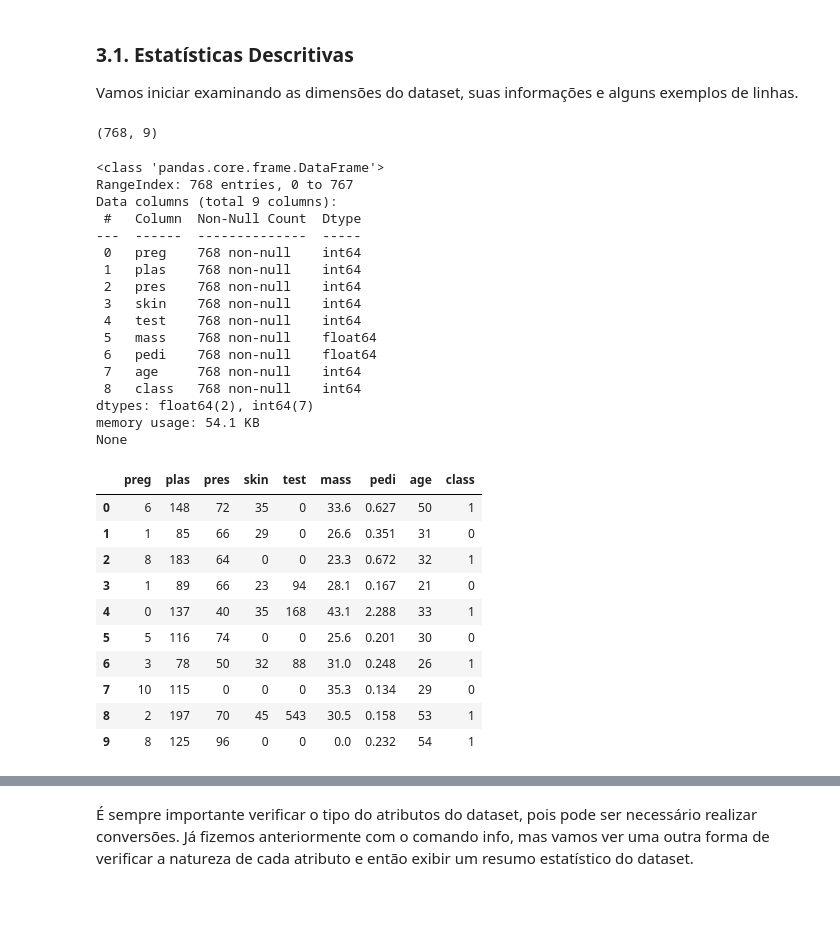
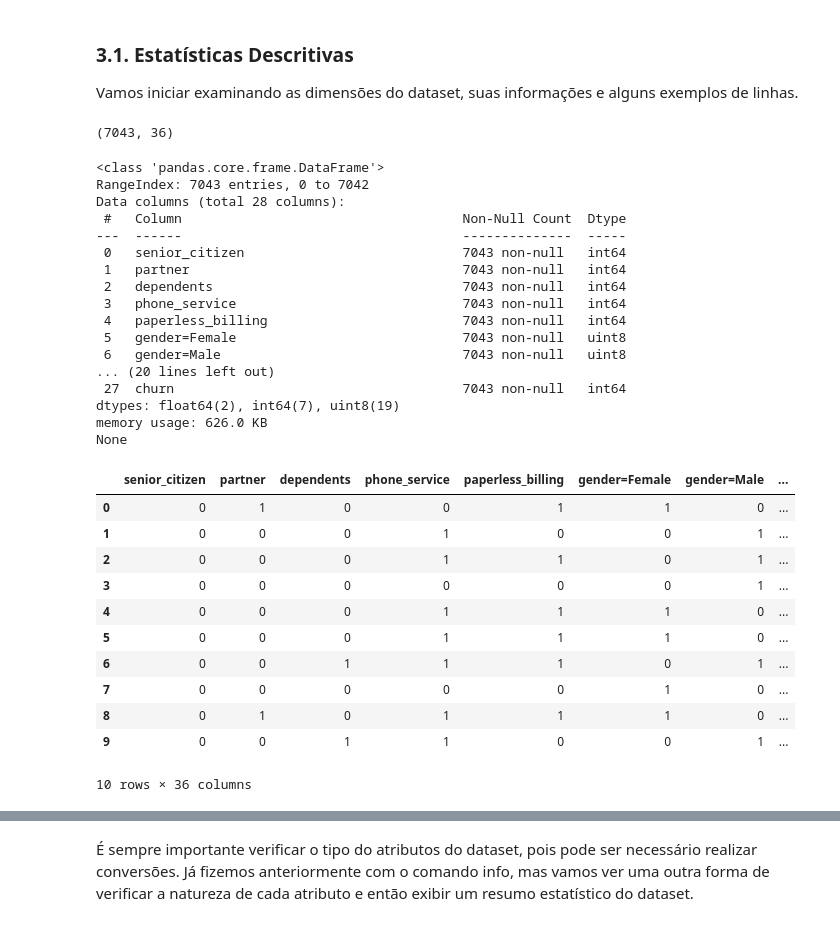
Before and after one commit to itaborai83/ecd221-ML-trabalho, a Jupyter notebook: ML_7_Projeto_completo_de_Classificação_Binária_Telco_Churn.ipynb, the cells around one changed output, grey strips where cells are left out. Drawn from its saved outputs; the diff is of its cells as text; code cells hidden in the pictures.

```diff
--- a/ML_7_Projeto_completo_de_Classificação_Binária_Telco_Churn.ipynb
+++ b/ML_7_Projeto_completo_de_Classificação_Binária_Telco_Churn.ipynb
@@ -61,0 +73,12 @@ warnings.filterwarnings("ignore")
+# %%
+# setup ambiente
+
+# supressão de warnings
+import warnings
+warnings.filterwarnings("ignore")
+
+# configura pandas para exibição de apenas duas casas decimais nas variaveis
+pd.set_option('display.float_format', lambda x: '%0.2f' % x)
+
+# configura cores do Seaborn
+sns.set()
@@ -93,44 +247,45 @@ dataset.head()
 Vamos iniciar examinando as dimensões do dataset, suas informações e alguns exemplos de linhas.
 # %%
 # Mostra as dimensões do dataset
-print(dataset.shape)
+print(churn_df.shape)
 # %% [output]
-(768, 9)
+(7043, 36)
 # %%
 # Mostra as informações do dataset
-print(dataset.info())
+print(churn_df.info())
 # %% [output]
 <class 'pandas.core.frame.DataFrame'>
-RangeIndex: 768 entries, 0 to 767
-Data columns (total 9 columns):
- #   Column  Non-Null Count  Dtype
----  ------  --------------  -----
- 0   preg    768 non-null    int64
- 1   plas    768 non-null    int64
- 2   pres    768 non-null    int64
- 3   skin    768 non-null    int64
- 4   test    768 non-null    int64
- 5   mass    768 non-null    float64
- 6   pedi    768 non-null    float64
- 7   age     768 non-null    int64
- 8   class   768 non-null    int64
-dtypes: float64(2), int64(7)
-memory usage: 54.1 KB
+RangeIndex: 7043 entries, 0 to 7042
+Data columns (total 28 columns):
+ #   Column                                    Non-Null Count  Dtype
+---  ------                                    --------------  -----
+ 0   senior_citizen                            7043 non-null   int64
+ 1   partner                                   7043 non-null   int64
+ 2   dependents                                7043 non-null   int64
+ 3   phone_service                             7043 non-null   int64
+ 4   paperless_billing                         7043 non-null   int64
+ 5   gender=Female                             7043 non-null   uint8
+ 6   gender=Male                               7043 non-null   uint8
+... (20 lines left out)
+ 27  churn                                     7043 non-null   int64
+dtypes: float64(2), int64(7), uint8(19)
+memory usage: 626.0 KB
 None
 # %%
 # Mostra as 10 primeiras linhas do dataset
-dataset.head(10)
+churn_df.head(10)
 # %% [output]
-|  | preg | plas | pres | skin | test | mass | pedi | age | class |
-| 0 | 6 | 148 | 72 | 35 | 0 | 33.6 | 0.627 | 50 | 1 |
-| 1 | 1 | 85 | 66 | 29 | 0 | 26.6 | 0.351 | 31 | 0 |
-| 2 | 8 | 183 | 64 | 0 | 0 | 23.3 | 0.672 | 32 | 1 |
-| 3 | 1 | 89 | 66 | 23 | 94 | 28.1 | 0.167 | 21 | 0 |
-| 4 | 0 | 137 | 40 | 35 | 168 | 43.1 | 2.288 | 33 | 1 |
-| 5 | 5 | 116 | 74 | 0 | 0 | 25.6 | 0.201 | 30 | 0 |
-| 6 | 3 | 78 | 50 | 32 | 88 | 31.0 | 0.248 | 26 | 1 |
-| 7 | 10 | 115 | 0 | 0 | 0 | 35.3 | 0.134 | 29 | 0 |
-| 8 | 2 | 197 | 70 | 45 | 543 | 30.5 | 0.158 | 53 | 1 |
-| 9 | 8 | 125 | 96 | 0 | 0 | 0.0 | 0.232 | 54 | 1 |
+|  | senior_citizen | partner | dependents | phone_service | paperless_billing | gender=Female | gender=Male | ... |
+| 0 | 0 | 1 | 0 | 0 | 1 | 1 | 0 | ... |
+| 1 | 0 | 0 | 0 | 1 | 0 | 0 | 1 | ... |
+| 2 | 0 | 0 | 0 | 1 | 1 | 0 | 1 | ... |
+| 3 | 0 | 0 | 0 | 0 | 0 | 0 | 1 | ... |
+| 4 | 0 | 0 | 0 | 1 | 1 | 1 | 0 | ... |
+| 5 | 0 | 0 | 0 | 1 | 1 | 1 | 0 | ... |
+| 6 | 0 | 0 | 1 | 1 | 1 | 0 | 1 | ... |
+| 7 | 0 | 0 | 0 | 0 | 0 | 1 | 0 | ... |
+| 8 | 0 | 1 | 0 | 1 | 1 | 1 | 0 | ... |
+| 9 | 0 | 0 | 1 | 1 | 0 | 0 | 1 | ... |
+10 rows × 36 columns
 # %%
 # Mostra as 10 últimas linhas do dataset
```
Also changed, not shown: parts of 36 cells of this notebook.
